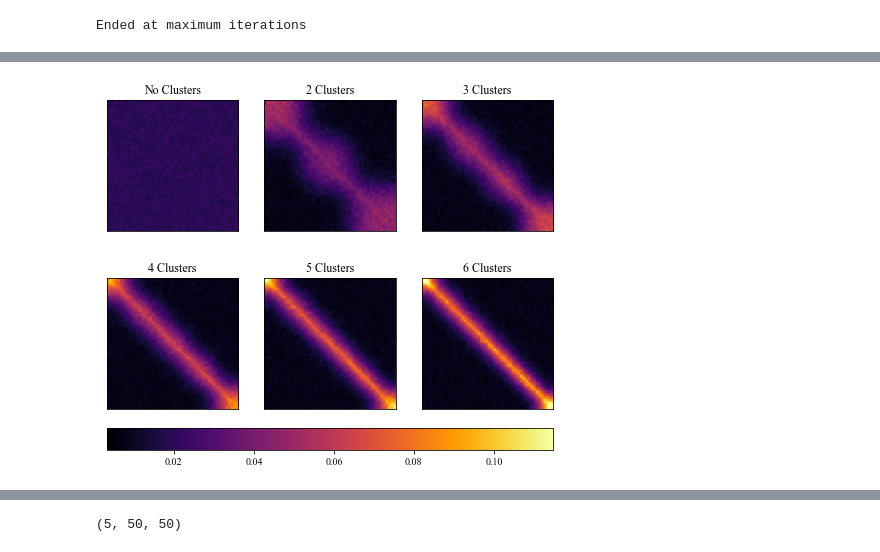
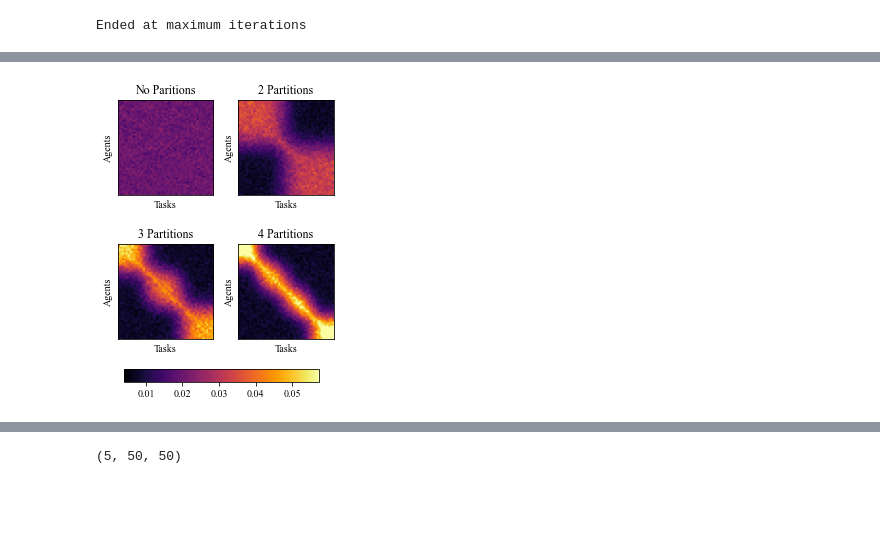
Before and after one commit to JGSuw/wta, a Jupyter notebook: heatmap.ipynb, the cells around one changed output, grey strips where cells are left out. Saved outputs shown, nothing was run; the diff lists cells and outputs as text; code cells hidden in the pictures; blank space fills up the shorter version.

```diff
--- a/heatmap.ipynb
+++ b/heatmap.ipynb
@@ -86,7 +86,7 @@ plt.savefig("figures/heatmap_compare_cbar.png")
 
 # Larger R indicates the clustering method is a better approximation of the problems
 
-n_c = [2,3,4,5,6,7]
+n_c = [2,3,4]
 C = np.zeros(len(n_c))
 R = np.zeros(len(n_c))
 data = np.zeros((len(n_c),n_w,n_t))
@@ -115,24 +115,30 @@ for i in range(len(n_c)):
 data = data / len(probs)
 # %%
 
-fig,axs = plt.subplots(nrows=2,ncols=3,figsize=(8,6))
+fig,axs = plt.subplots(nrows=2,ncols=2,figsize=(3.5,5))
 vmin = np.min([np.min(data1),np.min(data[:-1,:,:])])
 vmax = np.max([np.max(data1),np.max(data[:-1,:,:])])
 axs[0,0].imshow(data1,cmap="inferno",vmin=vmin,vmax=vmax)
 axs[0,0].set_xticks([])
 axs[0,0].set_yticks([])
-axs[0,0].set_title("No Clusters")
-for i in range(1,len(n_c)):
-    row = int(i/3)
-    col = i % 3
-    idx = (int(i/3),i%3)
-    axs[idx].imshow(data[i,:,:],cmap="inferno",vmin=vmin,vmax=vmax)
+axs[0,0].set_ylabel("Agents",labelpad=1)
+axs[0,0].set_xlabel("Tasks",labelpad=1)
+axs[0,0].set_title("No Paritions")
+for i in range(1,4):
+    row = int(i/2)
+    col = i % 1
+    idx = (int(i/2),i%2)
+    axs[idx].imshow(data[i-1,:,:],cmap="inferno",vmin=vmin,vmax=vmax)
     axs[idx].set_xticks([])
     axs[idx].set_yticks([])
-    axs[idx].set_title("%d Clusters"%(n_c[i-1]))
-cax = plt.axes([.125,.05,.775,.05])
+    axs[idx].set_title("%d Partitions"%(n_c[i-1]))
+    axs[idx].set_ylabel("Agents",labelpad=1)
+    axs[idx].set_xlabel("Tasks",labelpad=1)
+    plt.tight_layout()
+cax = plt.axes([.125,.05,.775,.035])
 norm = matplotlib.colors.Normalize(vmin=vmin,vmax=vmax)
 fig.colorbar(matplotlib.cm.ScalarMappable(norm=norm,cmap="inferno"),orientation="horizontal",cax=cax)
+plt.tight_layout()
 plt.savefig("figures/heatmap_compare_grid.png",dpi=1000)
 # %% [output]
-[figure, old version]
+[figure, new version]
```
Also changed, not shown: parts of 2 cells of this notebook, 9 other files.
